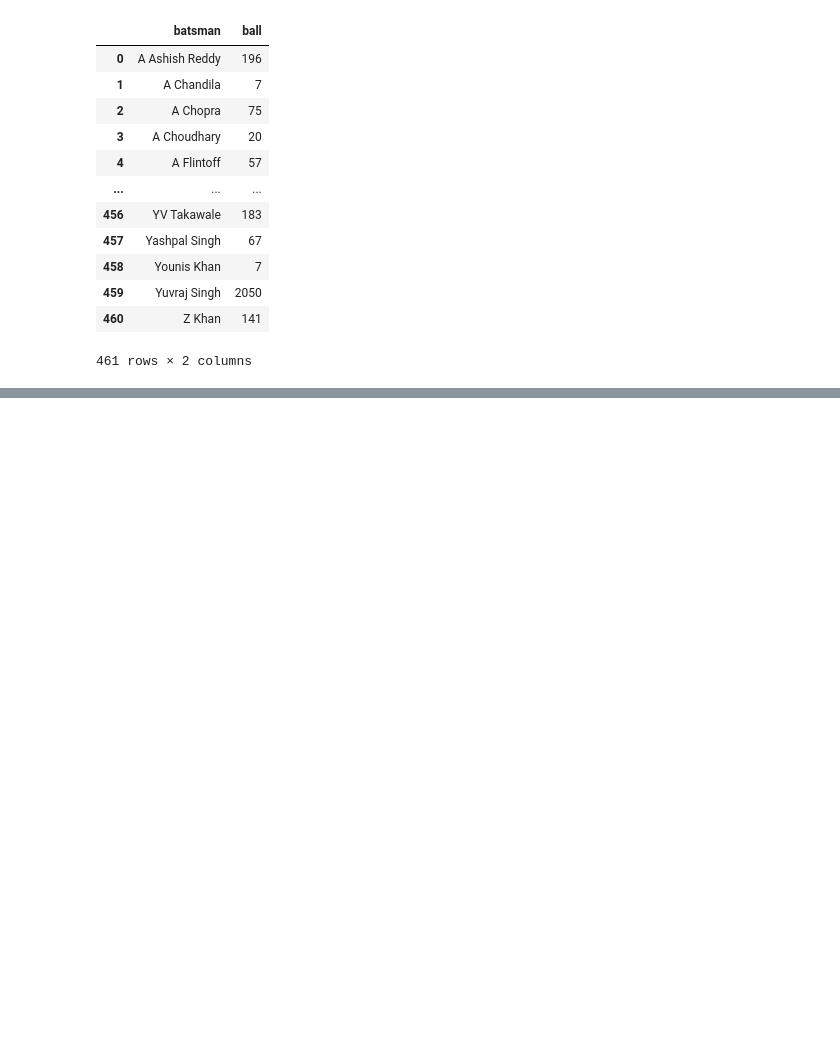
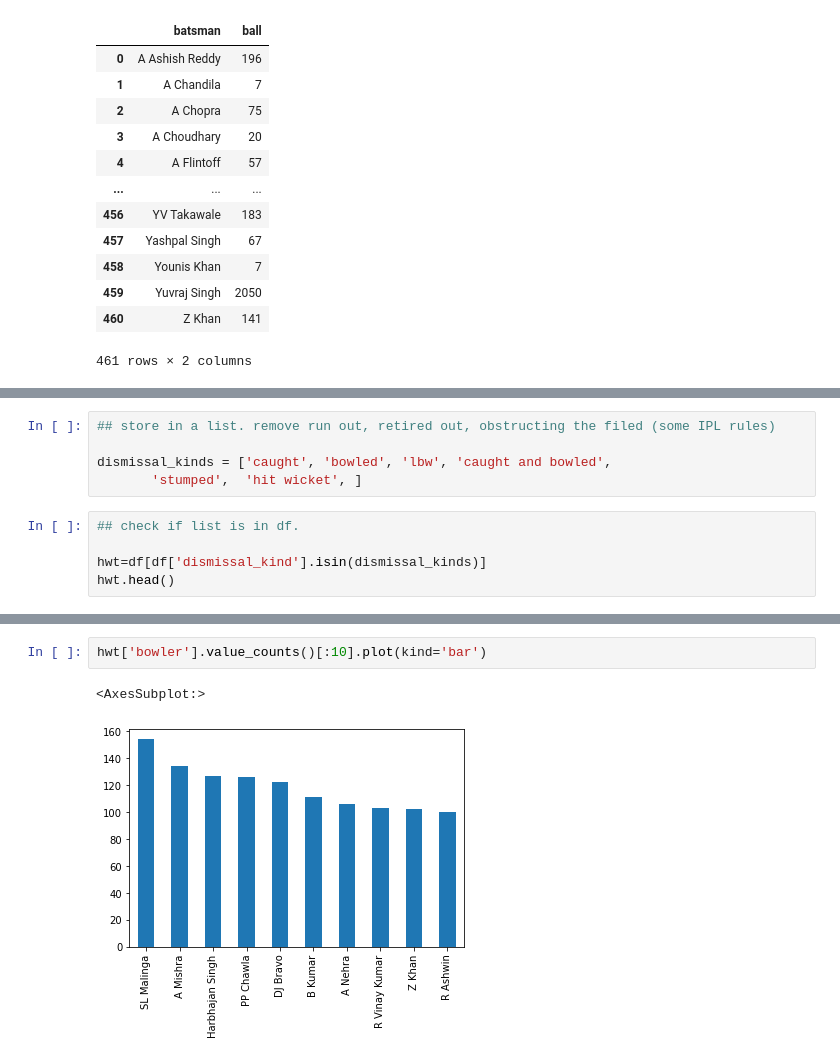
Before and after one commit to sheddyranking/IPL_Data_Analysis, a Jupyter notebook: deliveries_production.ipynb, the cells around one changed output, grey strips where cells are left out. Saved outputs shown, nothing was run; the diff lists cells and outputs as text; blank space fills up the shorter version.

Commit message:
top10 wickets takers

```diff
--- a/deliveries_production.ipynb
+++ b/deliveries_production.ipynb
@@ -559,0 +568,10 @@ df.groupby(['match_id','batsman','batting_team'])['batsman_runs'].sum().reset_in
+# %%
+## store in a list. remove run out, retired out, obstructing the filed (some IPL rules)
+
+dismissal_kinds = ['caught', 'bowled', 'lbw', 'caught and bowled',
+       'stumped',  'hit wicket', ]
+# %%
+## check if list is in df.
+
+hwt=df[df['dismissal_kind'].isin(dismissal_kinds)]
+hwt.head()
@@ -559,0 +586,5 @@ df.groupby(['match_id','batsman','batting_team'])['batsman_runs'].sum().reset_in
+# %%
+hwt['bowler'].value_counts()[:10].plot(kind='bar')
+# %% [output]
+<AxesSubplot:>
+[figure, added]
```
Also changed, not shown: parts of 41 cells of this notebook.
